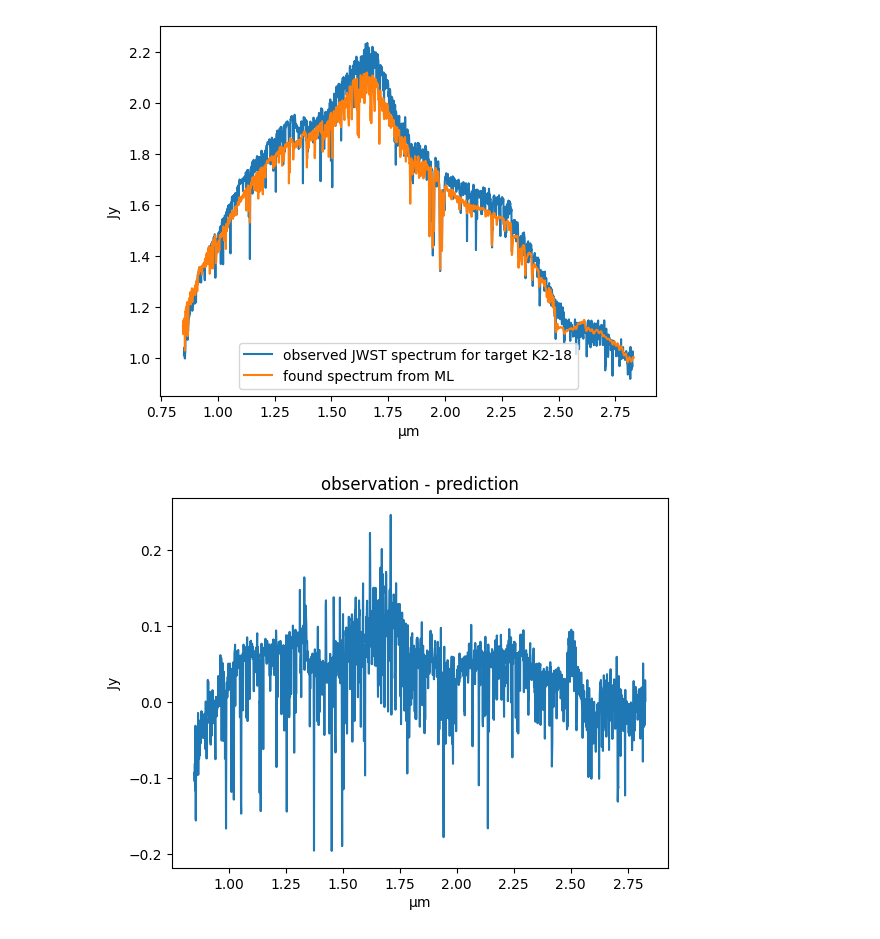
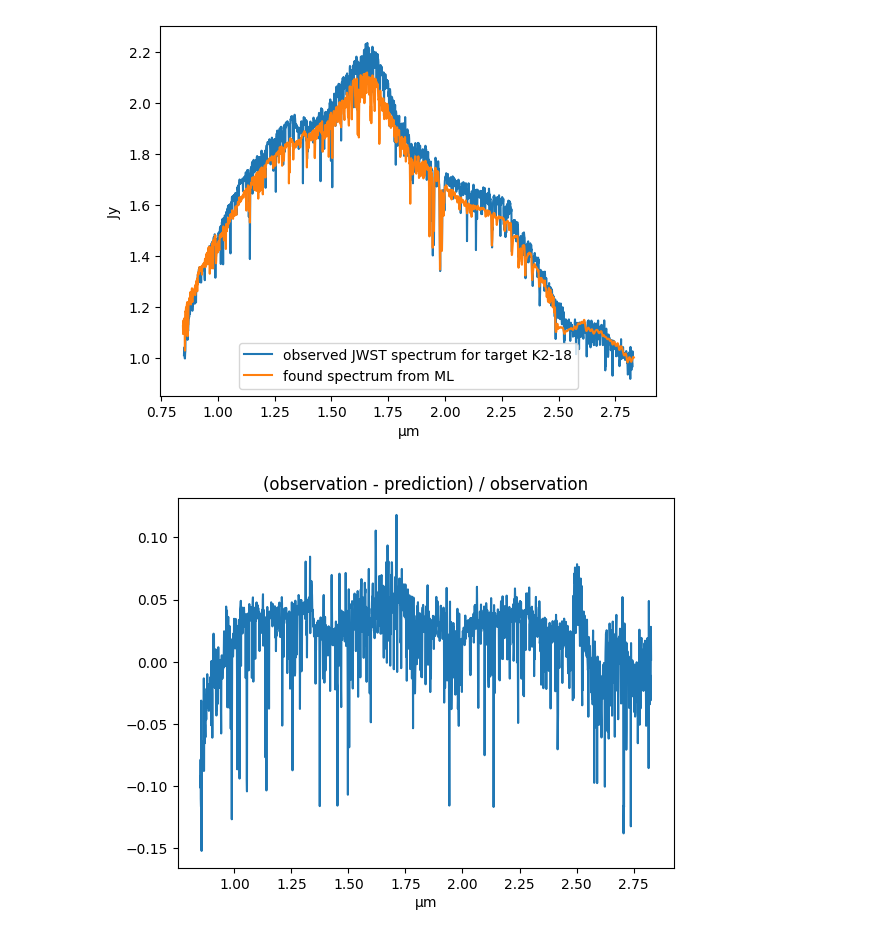
Before and after one commit to Part-III-Project-48/stellar-heterogeneity-modelling, a Jupyter notebook: spots_and_faculae_model/src/spectrum_component_analyser/ML.ipynb, the cells around one changed output. Drawn from its saved outputs; the diff is of its cells as text; code cells hidden in the pictures.

```diff
--- a/spots_and_faculae_model/src/spectrum_component_analyser/ML.ipynb
+++ b/spots_and_faculae_model/src/spectrum_component_analyser/ML.ipynb
@@ -429,8 +429,8 @@ plt.show()
 # %%
 residual = (observational_spectrum.Fluxes - normalised_phoenix_spectrum.Fluxes[mask]) / observational_spectrum.Fluxes
 
-plt.plot(observational_spectrum.Wavelengths, )
-plt.title("observation - prediction")
+plt.plot(observational_spectrum.Wavelengths, residual)
+plt.title("(observation - prediction) / observation")
 plt.show()
 # %% [output]
-[figure, old version]
+[figure, new version]
```
Also changed, not shown: 3 other files.
